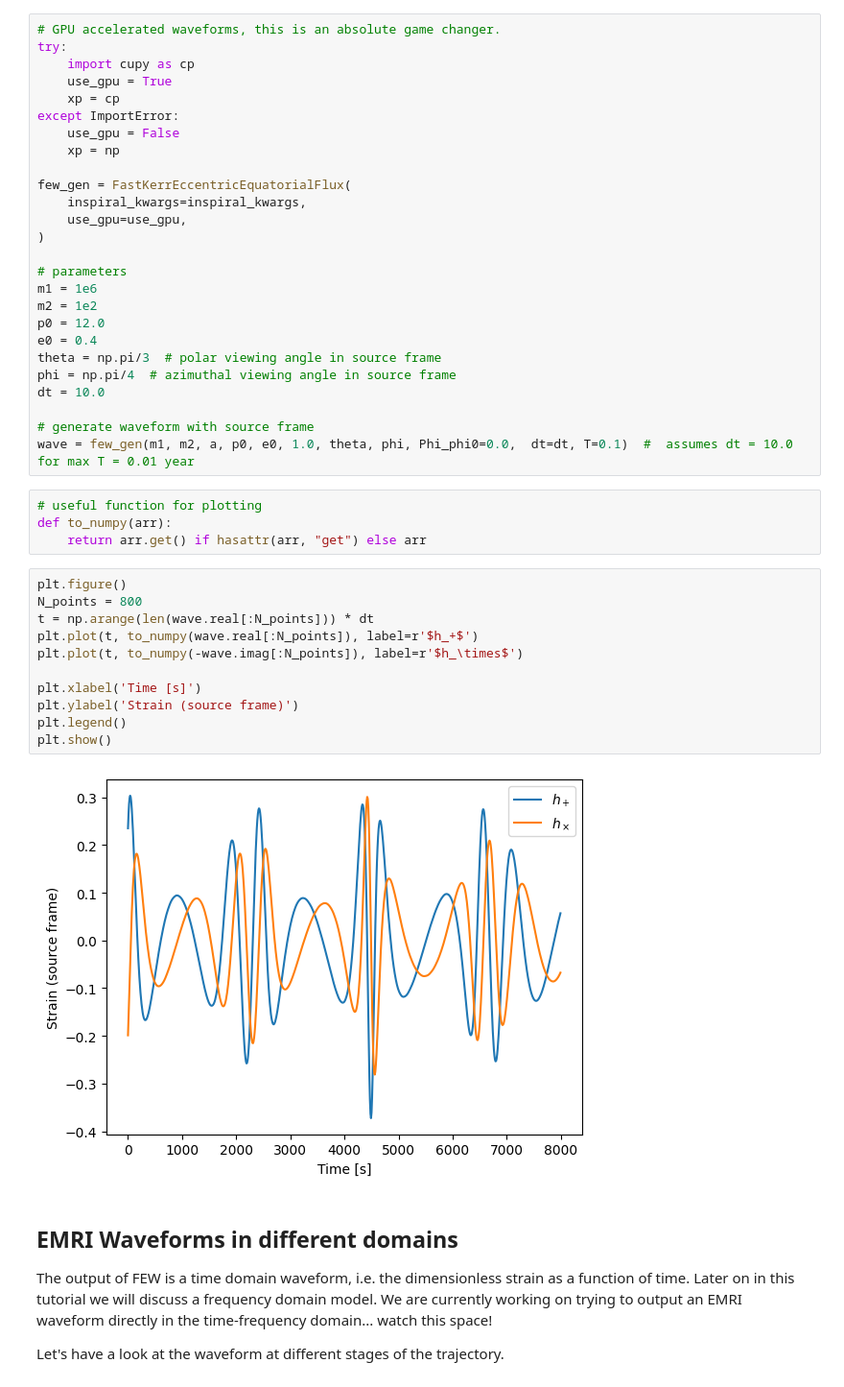
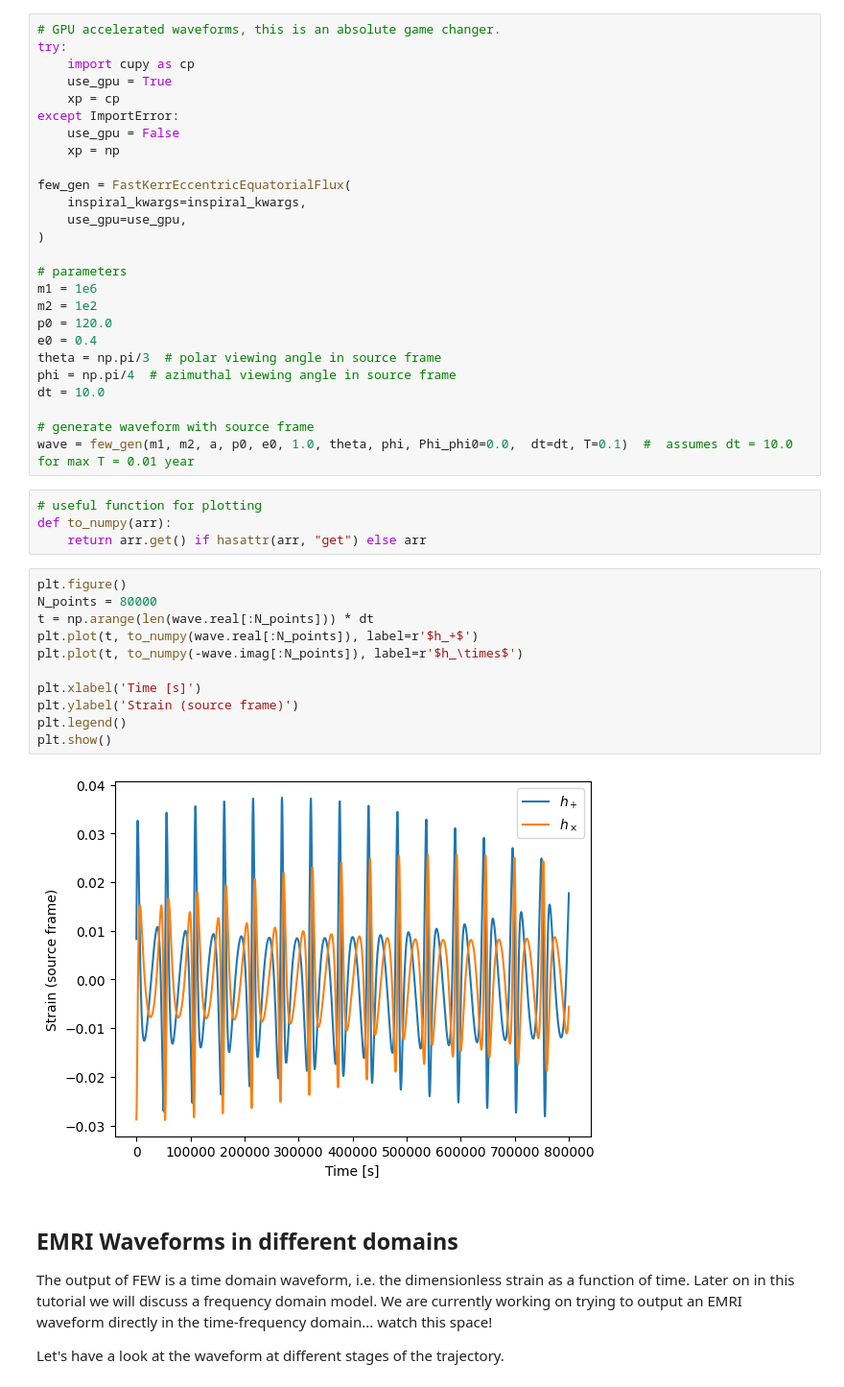
Before and after one commit to BertDepoorter/FEW-tutorial, a Jupyter notebook: FEW_tutorial.ipynb, the cells around one changed output. Shown at 96% size. Saved outputs shown, nothing was run; the diff lists cells and outputs as text.

```diff
--- a/FEW_tutorial.ipynb
+++ b/FEW_tutorial.ipynb
@@ -883,7 +883,7 @@ few_gen = FastKerrEccentricEquatorialFlux(
 # parameters
 m1 = 1e6
 m2 = 1e2
-p0 = 12.0
+p0 = 120.0
 e0 = 0.4
 theta = np.pi/3  # polar viewing angle in source frame
 phi = np.pi/4  # azimuthal viewing angle in source frame
@@ -897,17 +897,17 @@ def to_numpy(arr):
     return arr.get() if hasattr(arr, "get") else arr
 # %%
 plt.figure()
-N_points = 800
+N_points = 80000
 t = np.arange(len(wave.real[:N_points])) * dt
 plt.plot(t, to_numpy(wave.real[:N_points]), label=r'$h_+$')
 plt.plot(t, to_numpy(-wave.imag[:N_points]), label=r'$h_\times$')
 
 plt.xlabel('Time [s]')
 plt.ylabel('Strain (source frame)')
 plt.legend()
 plt.show()
 # %% [output]
-[figure, old version]
+[figure, new version]
 # %% [markdown]
 ## EMRI Waveforms in different domains
 The output of FEW is a time domain waveform, i.e. the dimensionless strain as a function of time. Later on in this tutorial we will discuss a frequency domain model. We are currently working on trying to output an EMRI waveform directly in the time-frequency domain... watch this space!
```
Also changed, not shown: parts of 3 cells of this notebook.
